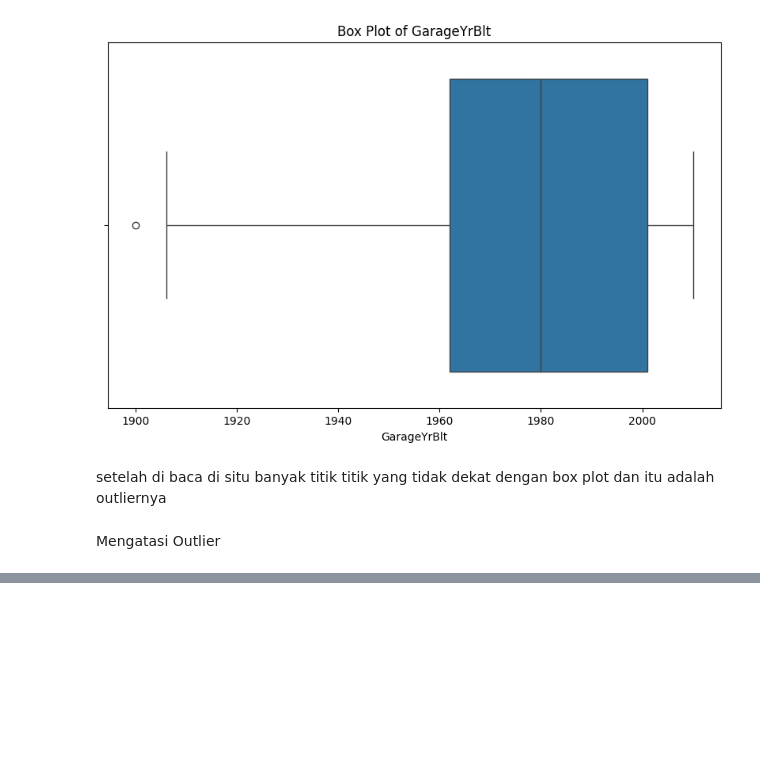
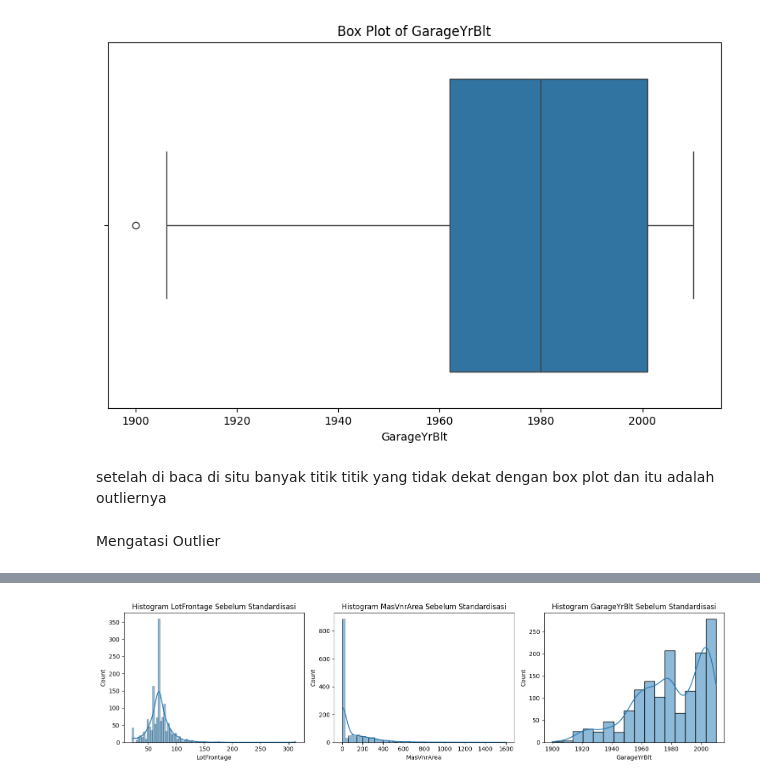
Before and after one commit to DifthaArianggaFirdaus/data_rumah_latihan, a Jupyter notebook: machine_learing.ipynb, the cells around one changed output, grey strips where cells are left out. Cells and saved outputs as stored; diff of their text form; code cells hidden in the pictures; blank space fills up the shorter version.

```diff
--- a/machine_learing.ipynb
+++ b/machine_learing.ipynb
@@ -170,0 +157,10 @@ plt.show()
+# %%
+plt.figure(figsize=(15, 4))
+for i, col in enumerate(numeric_features):
+    plt.subplot(1, 3, i+1)
+    sns.histplot(train[col], kde=True)
+    plt.title(f"Histogram {col} Sebelum Standardisasi")
+plt.tight_layout()
+plt.show()
+# %% [output]
+[figure, added]
```
Also changed, not shown: parts of 5 cells of this notebook.
